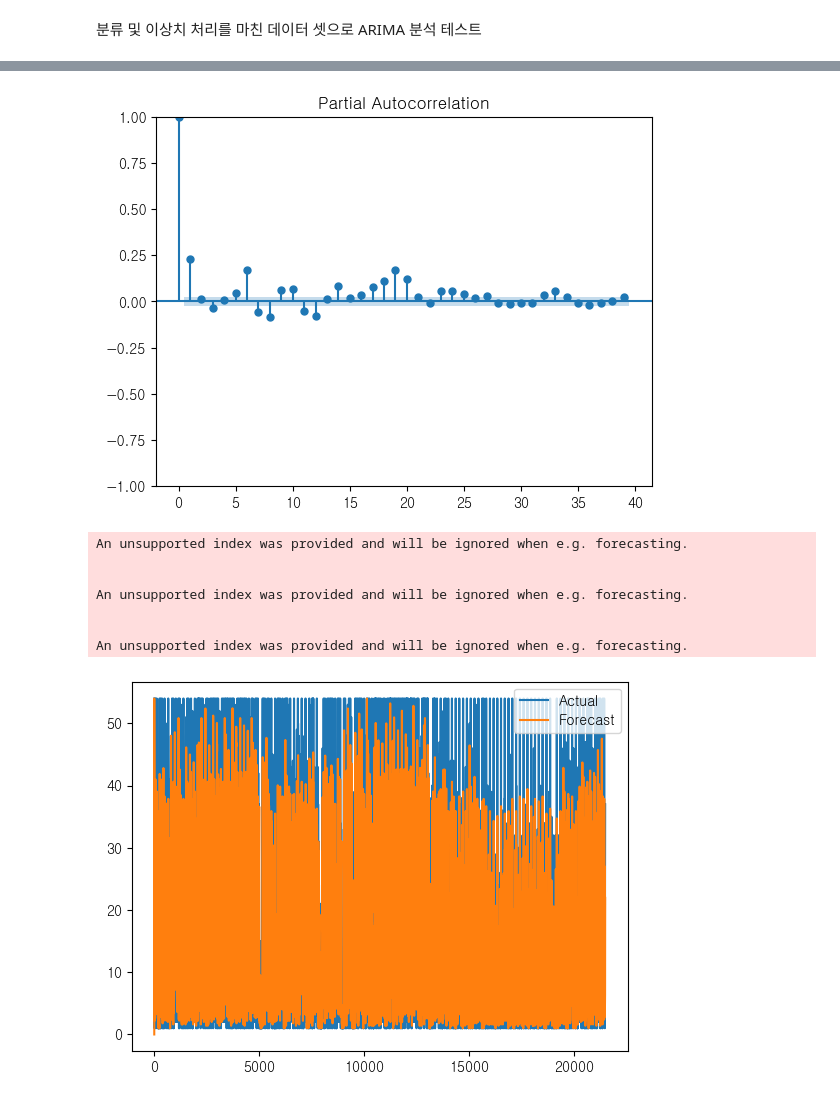
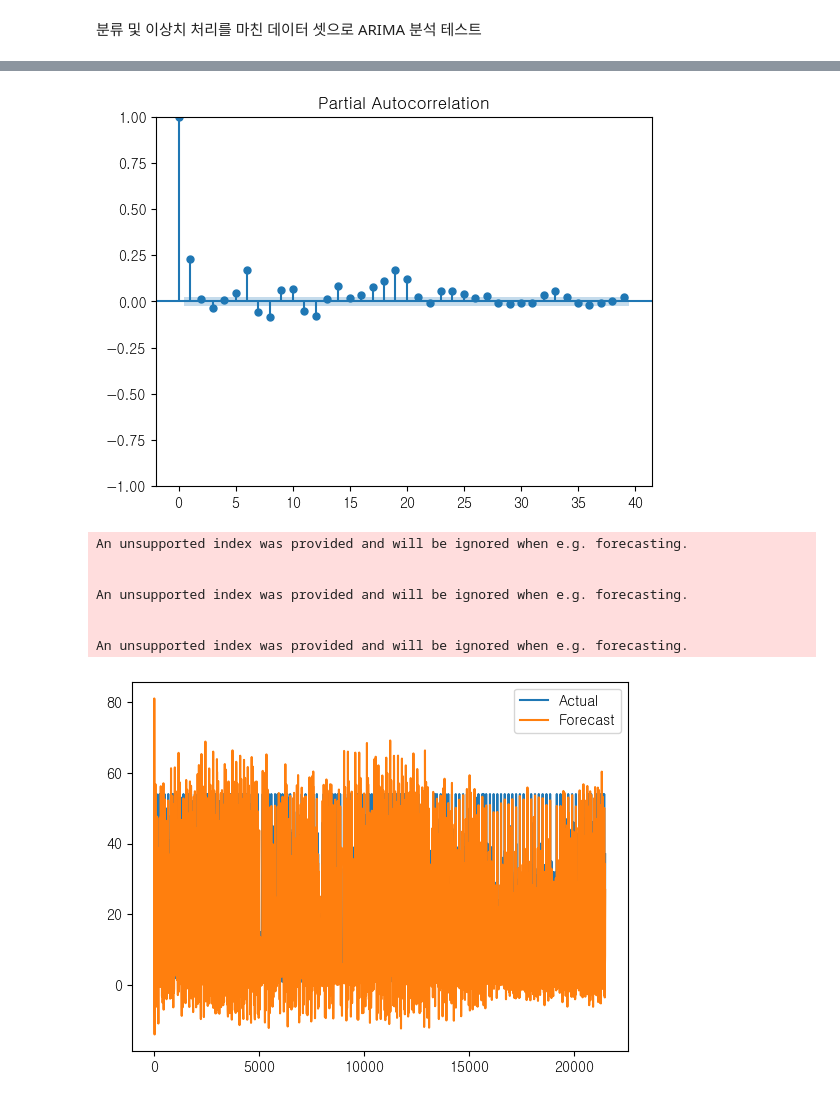
Before and after one commit to minseokpark6/SemiProject_Group3, a Jupyter notebook: Code/Origin/BikeSeoul_SemiGroup3_분석_시각화.ipynb, the cells around one changed output, grey strips where cells are left out. Drawn from its saved outputs; the diff is of its cells as text; code cells hidden in the pictures.

```diff
--- a/Code/Origin/BikeSeoul_SemiGroup3_분석_시각화.ipynb
+++ b/Code/Origin/BikeSeoul_SemiGroup3_분석_시각화.ipynb
@@ -411,31 +415,31 @@ fig.show()
 # %%
 import pandas as pd
 import numpy as np
 import matplotlib.pyplot as plt
 from statsmodels.tsa.arima.model import ARIMA
 from statsmodels.graphics.tsaplots import plot_acf, plot_pacf
 
 plot_acf(temp_df['전체_건수'])
 plot_pacf(temp_df['전체_건수'])
 plt.show()
 
-model = ARIMA(temp_df['전체_건수'], order=(1, 1, 0))  # p, d, q는 선택한 파라미터입니다.
+model = ARIMA(temp_df['전체_건수'], order=(4, 2, 0))  # p, d, q는 선택한 파라미터입니다.
 results = model.fit()
 
 forecast = results.predict(start=0, end=len(temp_df)-1, typ='levels')
 
 plt.plot(temp_df['전체_건수'], label='Actual')
 plt.plot(forecast, label='Forecast')
 plt.legend()
 plt.show()
 # %% [output]
 [figure]
 [figure]
 An unsupported index was provided and will be ignored when e.g. forecasting.
 
 
 An unsupported index was provided and will be ignored when e.g. forecasting.
 
 
 An unsupported index was provided and will be ignored when e.g. forecasting.
-[figure, old version]
+[figure, new version]
```
Also changed, not shown: parts of 2 cells of this notebook, 5 other files.
